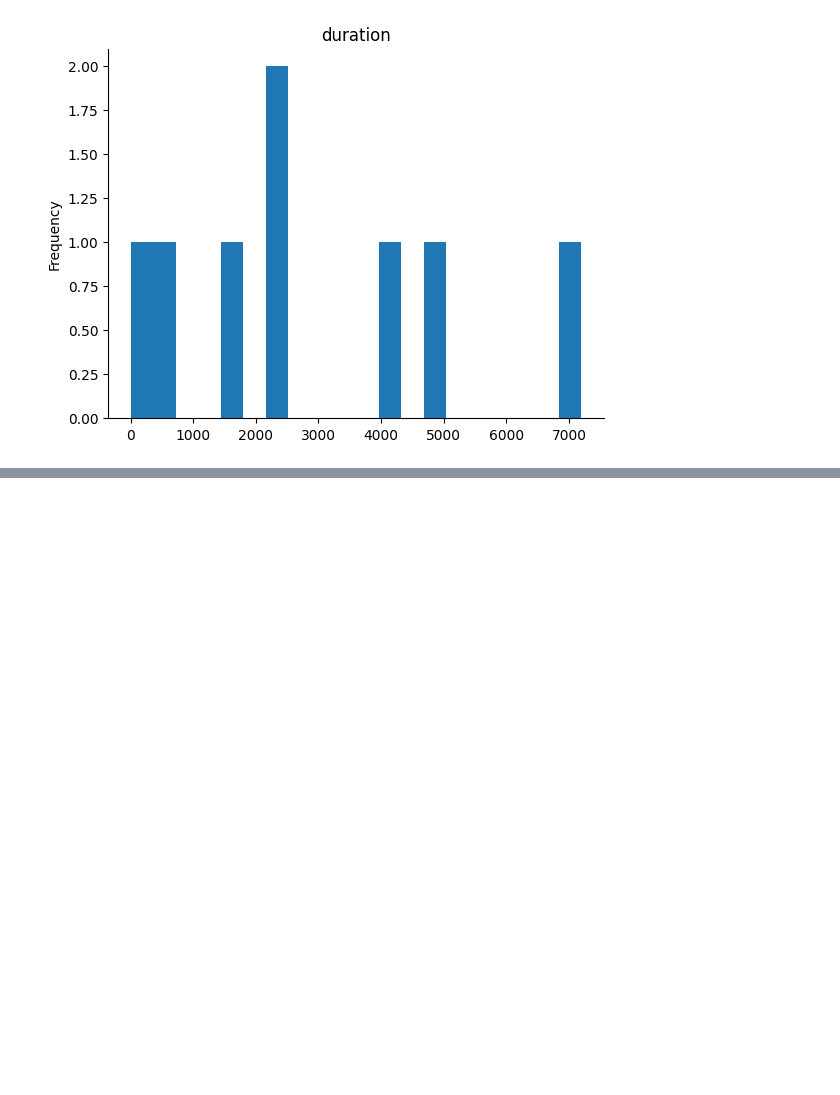
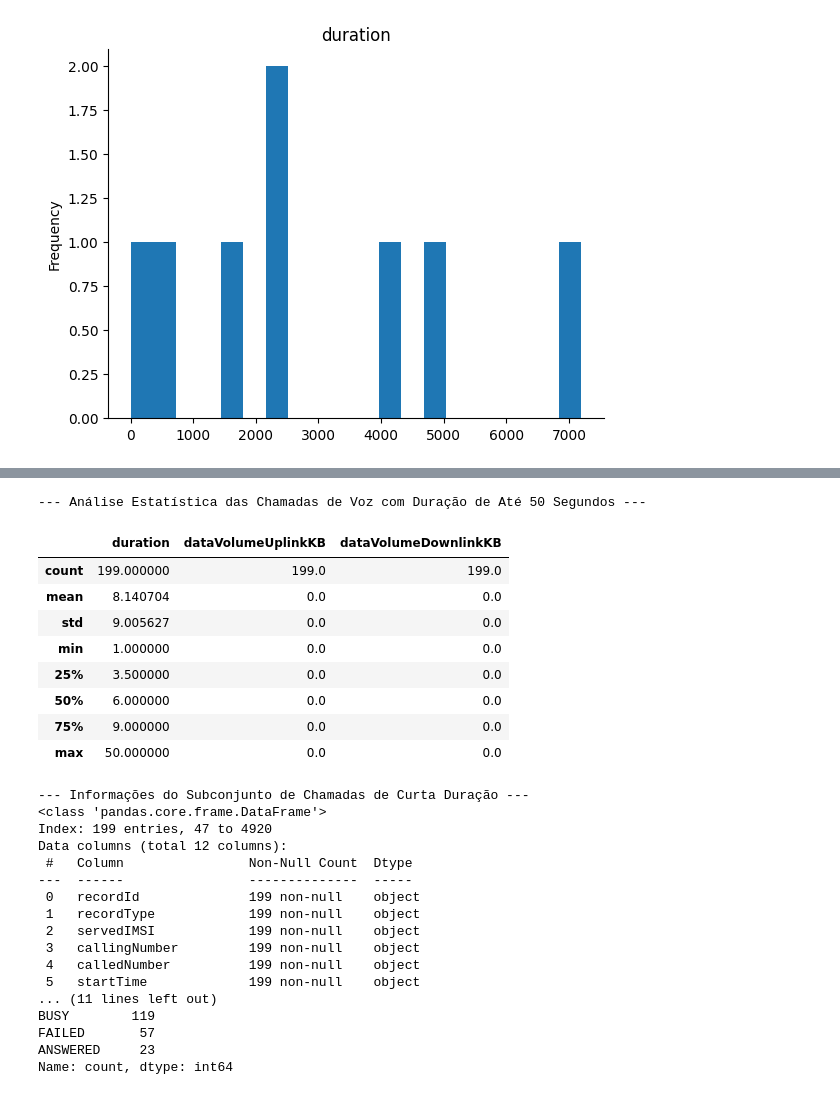
Before and after one commit to AntonioJorg/CDR, a Jupyter notebook: Gerador_CDR_aleatorio.ipynb, the cells around one changed output, grey strips where cells are left out. Saved outputs shown, nothing was run; the diff lists cells and outputs as text; code cells hidden in the pictures; blank space fills up the shorter version.

```diff
--- a/Gerador_CDR_aleatorio.ipynb
+++ b/Gerador_CDR_aleatorio.ipynb
@@ -437,0 +392,43 @@ Successfully installed torch_geometric-2.6.1
+# %%
+# Filtrar chamadas de voz com duração de até 50 segundos
+df_voz_curta_duracao = df_voz[df_voz['duration'] <= 50].copy()
+
+# Realizar análise estatística descritiva no subconjunto
+print("\n--- Análise Estatística das Chamadas de Voz com Duração de Até 50 Segundos ---")
+display(df_voz_curta_duracao.describe())
+
+# Mostrar informações gerais sobre o subconjunto (tipos de dados, non-null counts)
+print("\n--- Informações do Subconjunto de Chamadas de Curta Duração ---")
+df_voz_curta_duracao.info()
+
+# Mostrar a distribuição dos status de chamada neste subconjunto
+print("\n--- Distribuição dos Status de Chamada no Subconjunto de Curta Duração ---")
+print(df_voz_curta_duracao['callStatus'].value_counts())
+# %% [output]
+--- Análise Estatística das Chamadas de Voz com Duração de Até 50 Segundos ---
+|  | duration | dataVolumeUplinkKB | dataVolumeDownlinkKB |
+| count | 199.000000 | 199.0 | 199.0 |
+| mean | 8.140704 | 0.0 | 0.0 |
+| std | 9.005627 | 0.0 | 0.0 |
+| min | 1.000000 | 0.0 | 0.0 |
+| 25% | 3.500000 | 0.0 | 0.0 |
+| 50% | 6.000000 | 0.0 | 0.0 |
+| 75% | 9.000000 | 0.0 | 0.0 |
+| max | 50.000000 | 0.0 | 0.0 |
+--- Informações do Subconjunto de Chamadas de Curta Duração ---
+<class 'pandas.core.frame.DataFrame'>
+Index: 199 entries, 47 to 4920
+Data columns (total 12 columns):
+ #   Column                Non-Null Count  Dtype
+---  ------                --------------  -----
+ 0   recordId              199 non-null    object
+ 1   recordType            199 non-null    object
+ 2   servedIMSI            199 non-null    object
+ 3   callingNumber         199 non-null    object
+ 4   calledNumber          199 non-null    object
+ 5   startTime             199 non-null    object
+... (11 lines left out)
+BUSY        119
+FAILED       57
+ANSWERED     23
+Name: count, dtype: int64
```
Also changed, not shown: parts of 12 cells of this notebook.
